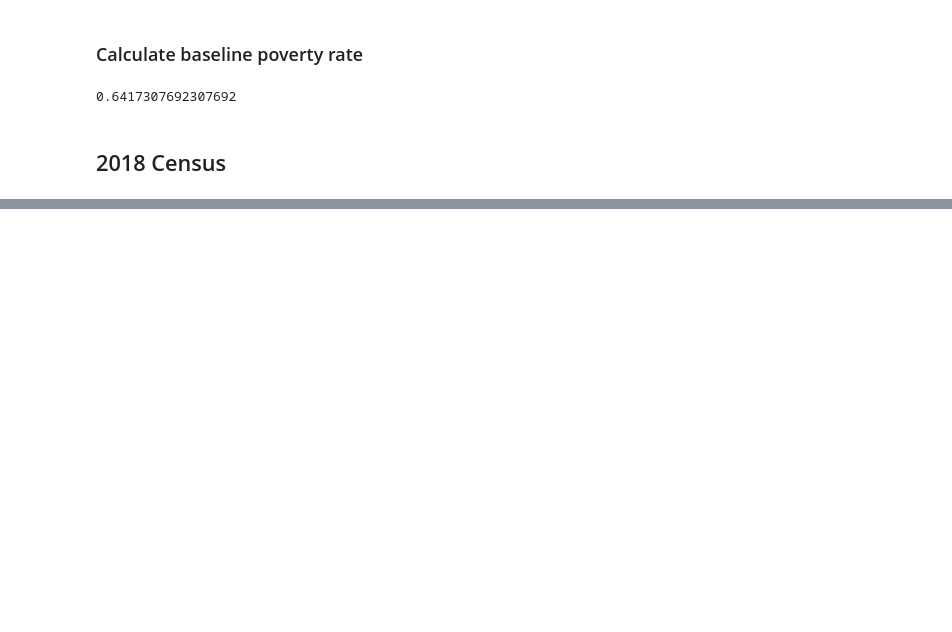
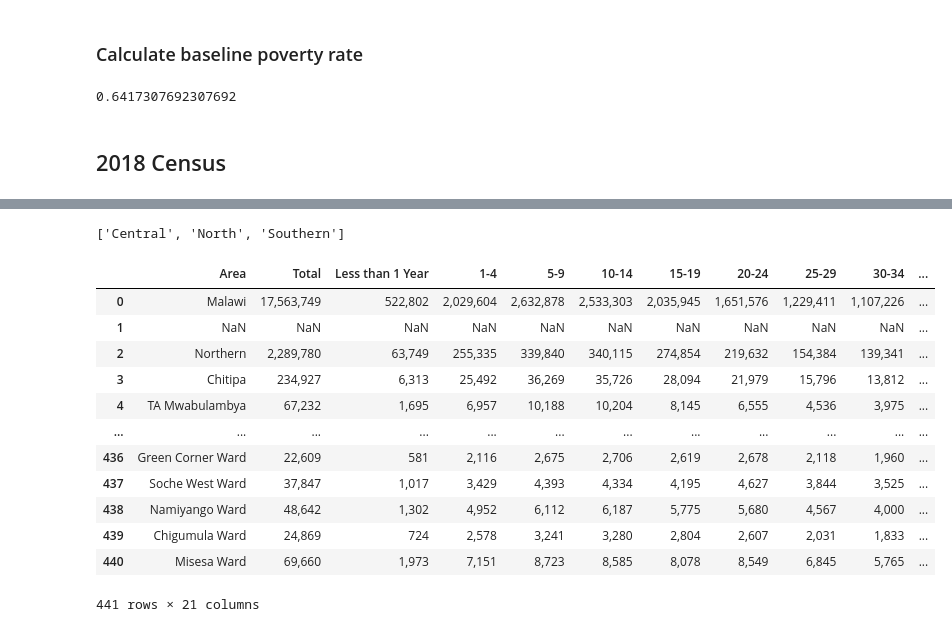
Before and after one commit to lselker13/eop, a Jupyter notebook: process_data/process_malawi_data.ipynb, the cells around one changed output, grey strips where cells are left out. Saved outputs shown, nothing was run; the diff lists cells and outputs as text; code cells hidden in the pictures; blank space fills up the shorter version.

```diff
--- a/process_data/process_malawi_data.ipynb
+++ b/process_data/process_malawi_data.ipynb
@@ -433,4 +628,5 @@ display(rate)
 # %% [markdown]
 ## 2018 Census
 # %%
-census = pd.read_csv(malawi_directory / 'census_2018_pop_tables.csv')
+census = pd.read_csv(malawi_directory / 'census_2018_pop_tables.csv', header=1)
+census.dropna(subset='Area', inplace=True)
@@ -765,0 +636,20 @@ if False:
+# %%
+regions
+# %% [output]
+['Central', 'North', 'Southern']
+# %%
+display(census)
+# %% [output]
+|  | Area | Total | Less than 1 Year | 1-4 | 5-9 | 10-14 | 15-19 | 20-24 | 25-29 | 30-34 | ... |
+| 0 | Malawi | 17,563,749 | 522,802 | 2,029,604 | 2,632,878 | 2,533,303 | 2,035,945 | 1,651,576 | 1,229,411 | 1,107,226 | ... |
+| 1 | NaN | NaN | NaN | NaN | NaN | NaN | NaN | NaN | NaN | NaN | ... |
+| 2 | Northern | 2,289,780 | 63,749 | 255,335 | 339,840 | 340,115 | 274,854 | 219,632 | 154,384 | 139,341 | ... |
+| 3 | Chitipa | 234,927 | 6,313 | 25,492 | 36,269 | 35,726 | 28,094 | 21,979 | 15,796 | 13,812 | ... |
+| 4 | TA Mwabulambya | 67,232 | 1,695 | 6,957 | 10,188 | 10,204 | 8,145 | 6,555 | 4,536 | 3,975 | ... |
+| ... | ... | ... | ... | ... | ... | ... | ... | ... | ... | ... | ... |
+| 436 | Green Corner Ward | 22,609 | 581 | 2,116 | 2,675 | 2,706 | 2,619 | 2,678 | 2,118 | 1,960 | ... |
+| 437 | Soche West Ward | 37,847 | 1,017 | 3,429 | 4,393 | 4,334 | 4,195 | 4,627 | 3,844 | 3,525 | ... |
+| 438 | Namiyango Ward | 48,642 | 1,302 | 4,952 | 6,112 | 6,187 | 5,775 | 5,680 | 4,567 | 4,000 | ... |
+| 439 | Chigumula Ward | 24,869 | 724 | 2,578 | 3,241 | 3,280 | 2,804 | 2,607 | 2,031 | 1,833 | ... |
+| 440 | Misesa Ward | 69,660 | 1,973 | 7,151 | 8,723 | 8,585 | 8,078 | 8,549 | 6,845 | 5,765 | ... |
+441 rows × 21 columns
```
Also changed, not shown: parts of 52 cells of this notebook, 23 other files.
